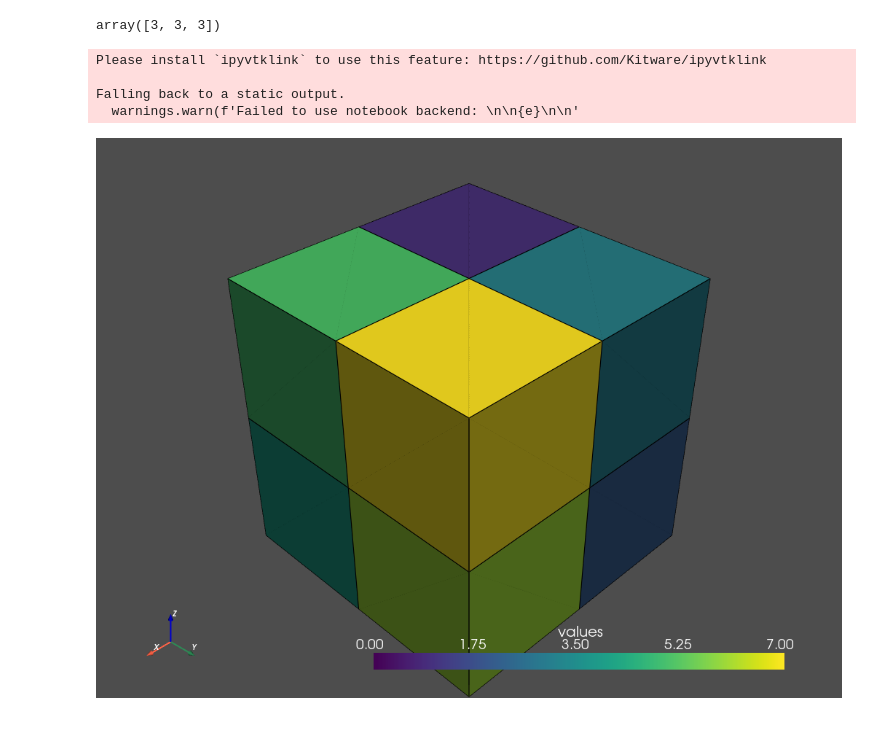
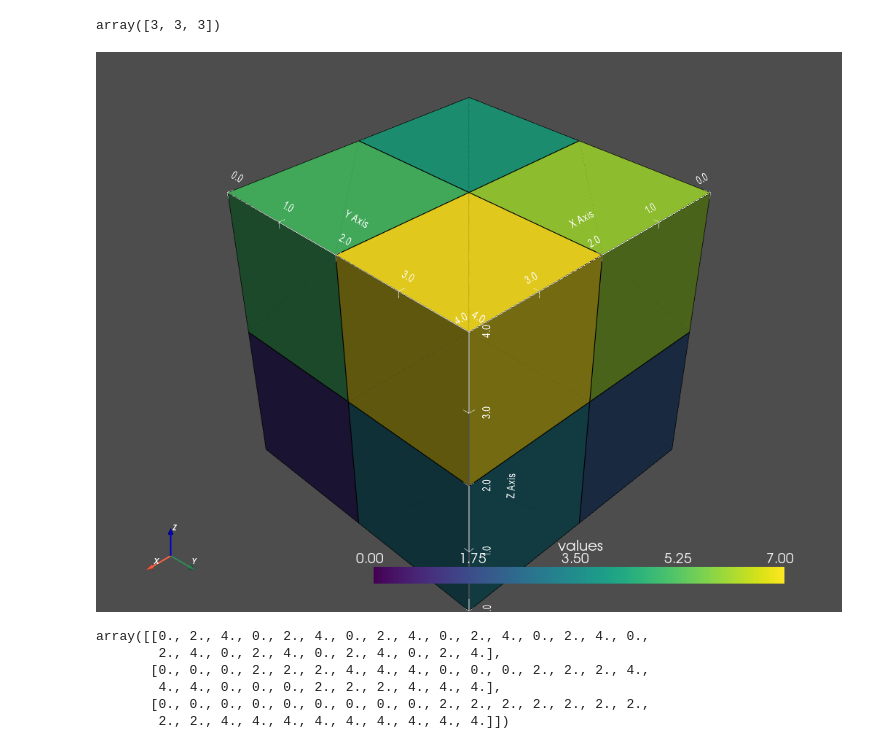
Before and after one commit to Syafiqq/marching_algo_test_001, a Jupyter notebook: linepace.ipynb, the cells around one changed output. Saved outputs shown, nothing was run; the diff lists cells and outputs as text; code cells hidden in the pictures.

```diff
--- a/linepace.ipynb
+++ b/linepace.ipynb
@@ -30,14 +35,22 @@ array([3, 3, 3])
 # %%
 import pyvista as pv
 grid = pv.UniformGrid()
 grid.dimensions = shape_1
 grid.origin = (0, 0, 0)
 grid.spacing = (2, 2, 2)
 grid.cell_data["values"] = flatten
-grid.plot(show_edges=True)
+grid.cell_data["values"] = [0., 0., 0., 0., 0., 0., 0., 0.]
+grid.cell_data["values"] = [0., 4., 2., 6., 1., 5., 3., 7.]
+grid.cell_data["values"] = [0., 1., 2., 3., 4., 5., 6., 7.]
+grid.plot(show_edges=True, show_axes=True, show_bounds=True)
 # %% [output]
-Please install `ipyvtklink` to use this feature: https://github.com/Kitware/ipyvtklink
-
-Falling back to a static output.
-  warnings.warn(f'Failed to use notebook backend: \n\n{e}\n\n'
-[figure, old version]
+[figure, new version]
+# %%
+grid.points.T
+# %% [output]
+array([[0., 2., 4., 0., 2., 4., 0., 2., 4., 0., 2., 4., 0., 2., 4., 0.,
+        2., 4., 0., 2., 4., 0., 2., 4., 0., 2., 4.],
+       [0., 0., 0., 2., 2., 2., 4., 4., 4., 0., 0., 0., 2., 2., 2., 4.,
+        4., 4., 0., 0., 0., 2., 2., 2., 4., 4., 4.],
+       [0., 0., 0., 0., 0., 0., 0., 0., 0., 2., 2., 2., 2., 2., 2., 2.,
+        2., 2., 4., 4., 4., 4., 4., 4., 4., 4., 4.]])
```
Also changed, not shown: parts of 2 cells of this notebook.
